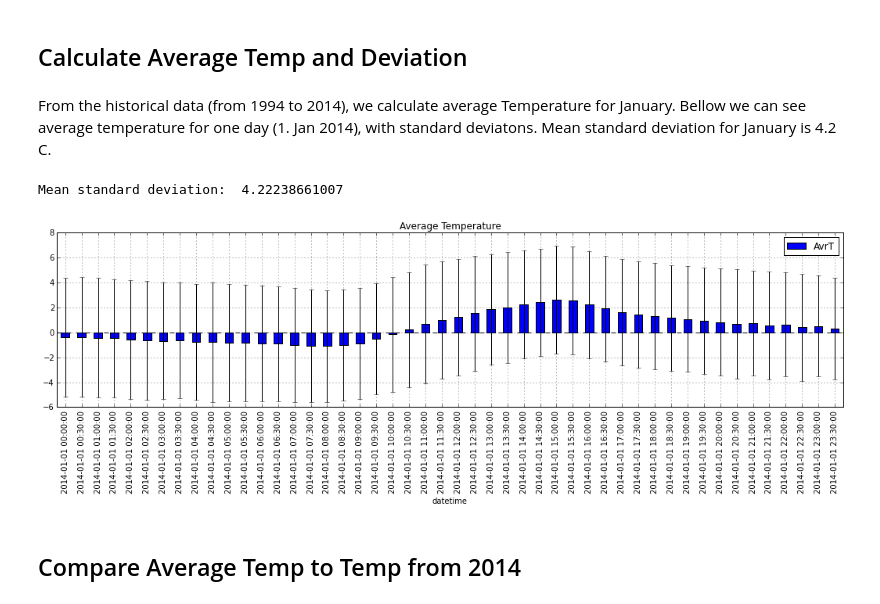
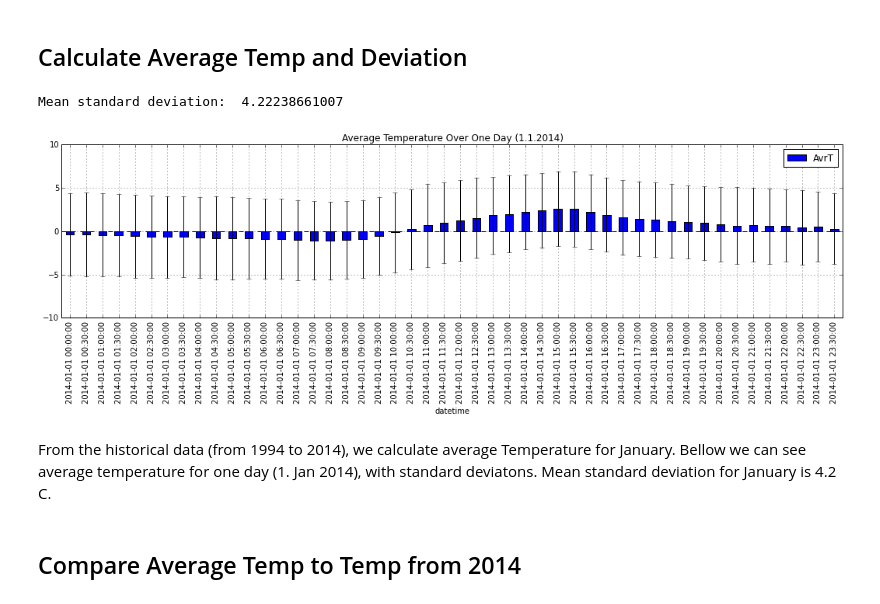
Before and after one commit to bkazic/WeatherAnalysis, a Jupyter notebook: Weather - January data (ARSO).ipynb, the cells around one changed output. Cells and saved outputs as stored; diff of their text form; code cells hidden in the pictures.

```diff
--- a/Weather - January data (ARSO).ipynb
+++ b/Weather - January data (ARSO).ipynb
@@ -36,26 +40,26 @@ _ = weather_data['2014-01-01 00:00:00':'2014-01-31 00:00:00'][['T', 'globalno se
 # %% [markdown]
 ## Calculate Average Temp and Deviation
+# %%
+weather_data = pd.read_csv(".\data\weather_jan.csv", encoding='cp1250', index_col=0, parse_dates=True, dayfirst=True)
+
+average = weather_data.groupby([ weather_data.index.day, weather_data.index.time])['T [C]'].mean()
+
+weather_data = weather_data.join(pd.DataFrame(average).rename(columns={"T [C]":"AvrT"}),
+                                           on=[weather_data.index.day, weather_data.index.time], how = 'left')
+
+std = weather_data.groupby([ weather_data.index.day, weather_data.index.time])['T [C]'].std()
+print "Mean standard deviation: ", std.mean()
+
+weather_data = weather_data.join(pd.DataFrame(std).rename(columns={"T [C]":"StdT"}),
+                                           on=[weather_data.index.day, weather_data.index.time], how = 'left')
+
+weather_data
+_ = weather_data['2014-01-01 00:00:00':'2014-01-01 23:30:00'][['AvrT','StdT']].plot(kind='bar', figsize=(18,4),
+    title="Average Temperature Over One Day (1.1.2014)", yerr='StdT', ylim=(-10,10))
+# %% [output]
+Mean standard deviation:  4.22238661007
+[figure, added]
 # %% [markdown]
 From the historical data (from 1994 to 2014), we calculate average Temperature for January. Bellow we can see average temperature for one day (1. Jan 2014), with standard deviatons. Mean standard deviation for January is 4.2 C.
-# %%
-weather_data = pd.read_csv(".\data\weather_jan.csv", encoding='cp1250', index_col=0, parse_dates=True, dayfirst=True)
-
-average = weather_data.groupby([ weather_data.index.day, weather_data.index.time])['T'].mean()
-
-weather_data = weather_data.join(pd.DataFrame(average).rename(columns={"T":"AvrT"}),
-                                           on=[weather_data.index.day, weather_data.index.time], how = 'left')
-
-std = weather_data.groupby([ weather_data.index.day, weather_data.index.time])['T'].std()
-print "Mean standard deviation: ", std.mean()
-
-weather_data = weather_data.join(pd.DataFrame(std).rename(columns={"T":"StdT"}),
-                                           on=[weather_data.index.day, weather_data.index.time], how = 'left')
-
-weather_data
-_ = weather_data['2014-01-01 00:00:00':'2014-01-01 23:30:00'][['AvrT','StdT']].plot(kind='bar', figsize=(18,4),
-                                                                                 title="Average Temperature", yerr='StdT')
-# %% [output]
-Mean standard deviation:  4.22238661007
-[figure, removed]
 # %% [markdown]
 ## Compare Average Temp to Temp from 2014
```
Also changed, not shown: parts of 24 cells of this notebook, 1 other file.
